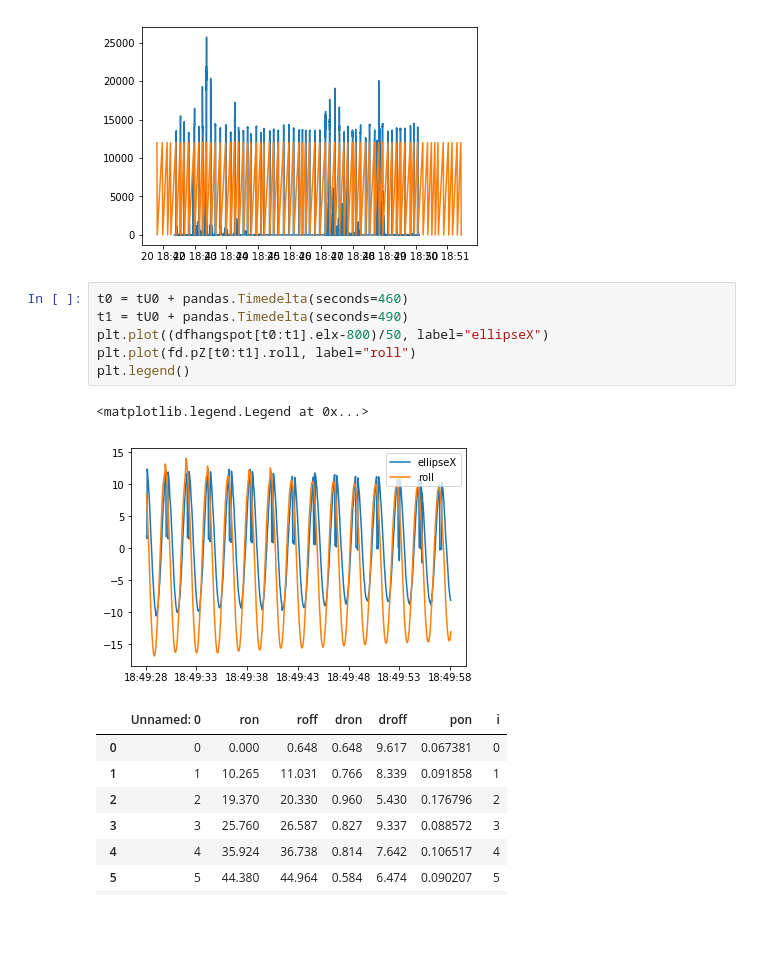
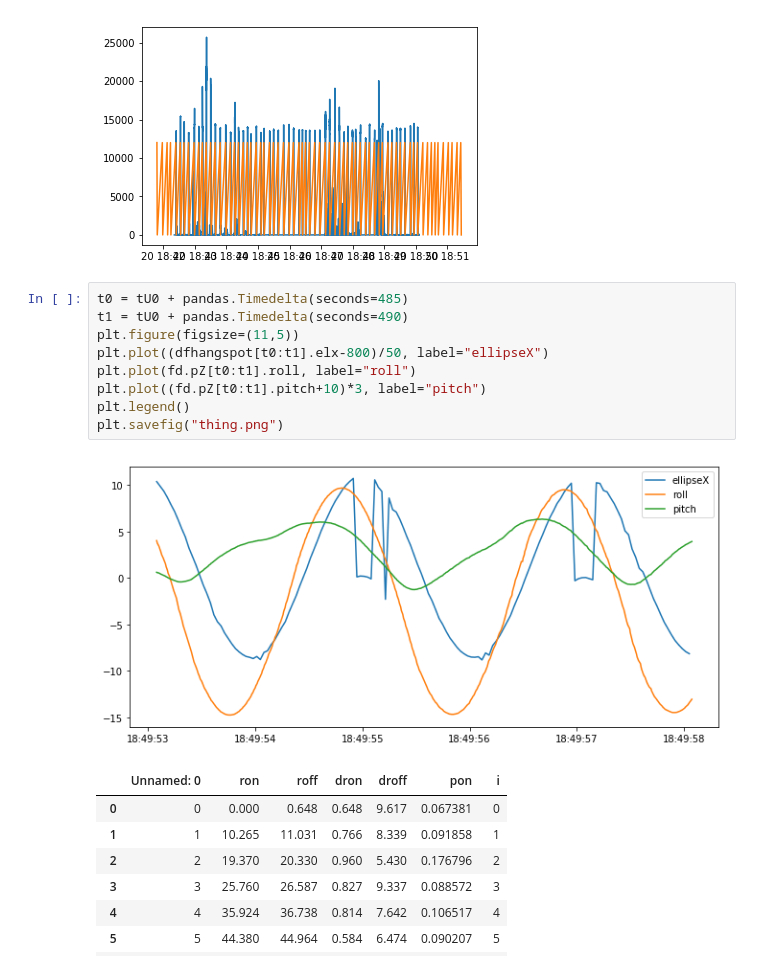
Before and after one commit to Future-Hangglider/hangspotdetection, a Jupyter notebook: vidprocessing/process_logs_with_hangspot.ipynb, the cells around one changed output. Drawn from its saved outputs; the diff is of its cells as text; blank space fills up the shorter version.

```diff
--- a/vidprocessing/process_logs_with_hangspot.ipynb
+++ b/vidprocessing/process_logs_with_hangspot.ipynb
@@ -91,14 +96,16 @@ plt.plot(fd.pU.Dust*12000)
 [<matplotlib.lines.Line2D at 0x...>]
 [figure]
 # %%
-t0 = tU0 + pandas.Timedelta(seconds=460)
+t0 = tU0 + pandas.Timedelta(seconds=485)
 t1 = tU0 + pandas.Timedelta(seconds=490)
+plt.figure(figsize=(11,5))
 plt.plot((dfhangspot[t0:t1].elx-800)/50, label="ellipseX")
 plt.plot(fd.pZ[t0:t1].roll, label="roll")
+plt.plot((fd.pZ[t0:t1].pitch+10)*3, label="pitch")
 plt.legend()
+plt.savefig("thing.png")
 # %% [output]
-<matplotlib.legend.Legend at 0x...>
-[figure, old version]
+[figure, new version]
 # %%
 # %% [output]
 |  | Unnamed: 0 | ron | roff | dron | droff | pon | i |
```
Also changed, not shown: parts of 1 cell of this notebook, 7 other files.
